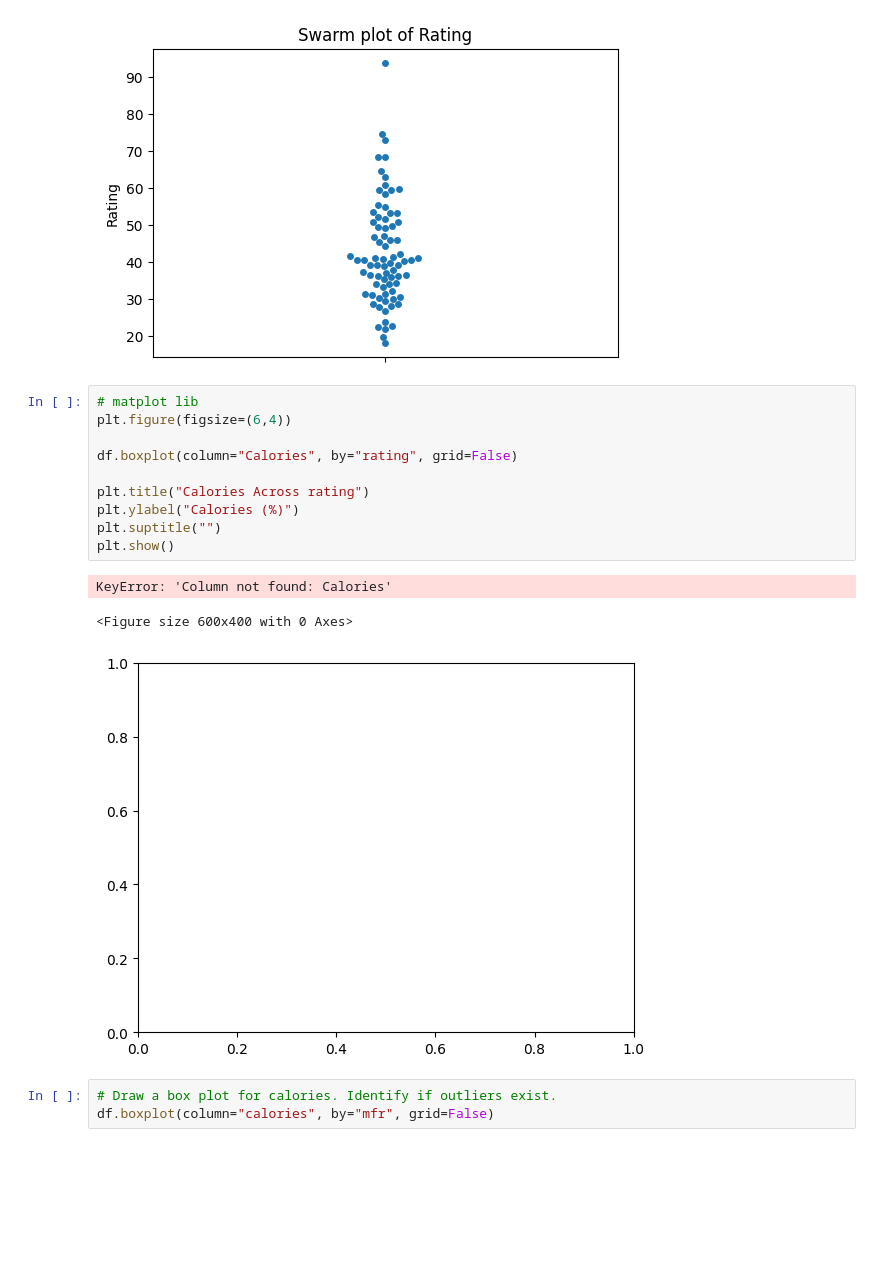
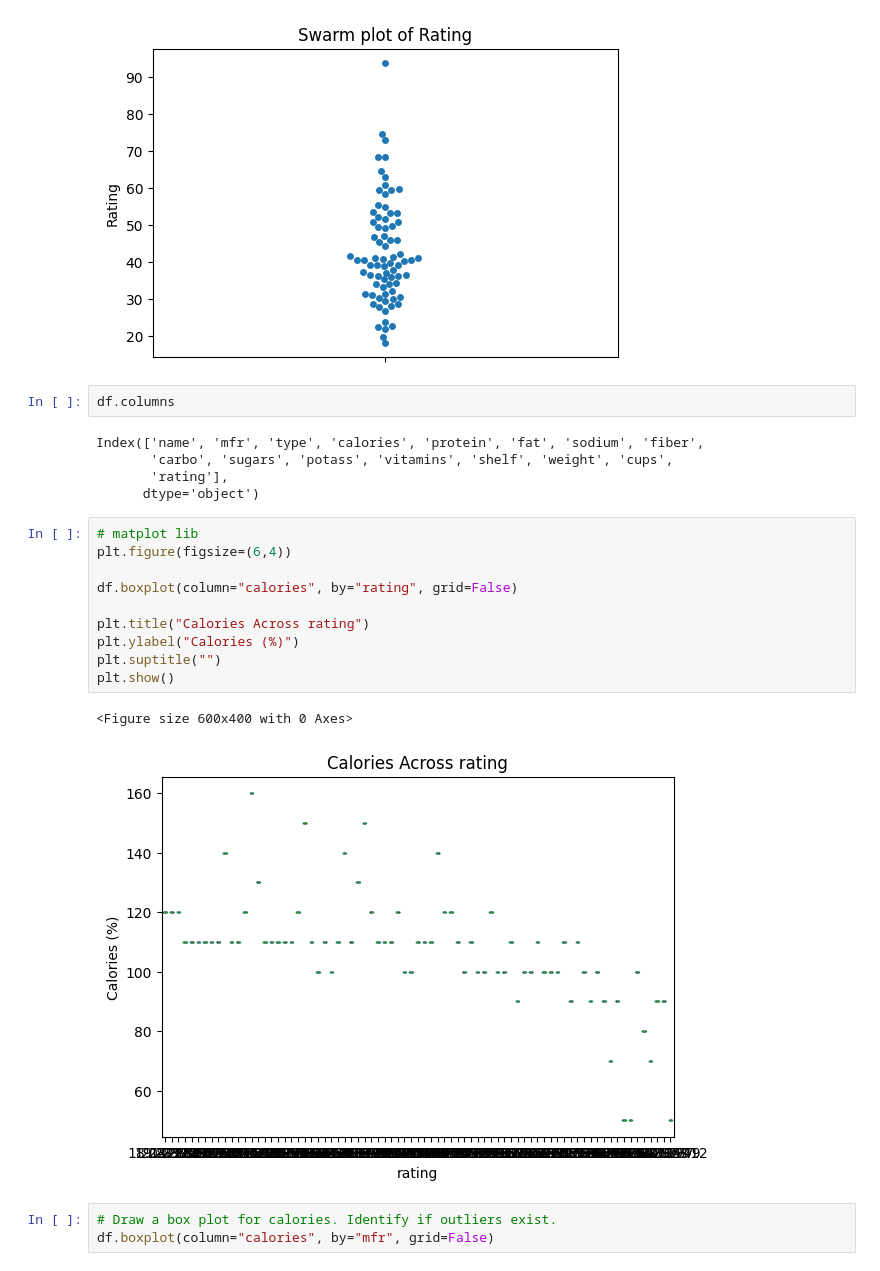
Before and after one commit to Sru-j/daily_lab_activities, a Jupyter notebook: box_plot_mine.ipynb, the cells around one changed output. Cells and saved outputs as stored; diff of their text form; blank space fills up the shorter version.

```diff
--- a/box_plot_mine.ipynb
+++ b/box_plot_mine.ipynb
@@ -228,20 +228,26 @@ plt.ylabel("Rating")
 plt.show()
 # %% [output]
 [figure]
+# %%
+df.columns
+# %% [output]
+Index(['name', 'mfr', 'type', 'calories', 'protein', 'fat', 'sodium', 'fiber',
+       'carbo', 'sugars', 'potass', 'vitamins', 'shelf', 'weight', 'cups',
+       'rating'],
+      dtype='object')
 # %%
 # matplot lib
 plt.figure(figsize=(6,4))
 
-df.boxplot(column="Calories", by="rating", grid=False)
+df.boxplot(column="calories", by="rating", grid=False)
 
 plt.title("Calories Across rating")
 plt.ylabel("Calories (%)")
 plt.suptitle("")
 plt.show()
 # %% [output]
-KeyError: 'Column not found: Calories'
+<Figure size 600x400 with 0 Axes>
-<Figure size 600x400 with 0 Axes>
-[figure, old version]
+[figure, new version]
 # %%
 # Draw a box plot for calories. Identify if outliers exist.
 df.boxplot(column="calories", by="mfr", grid=False)
```
Also changed, not shown: parts of 1 cell of this notebook.
